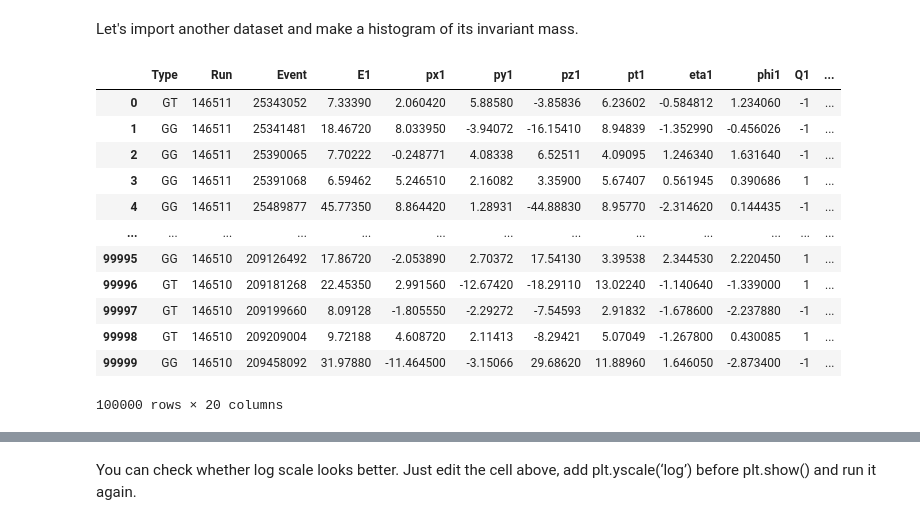
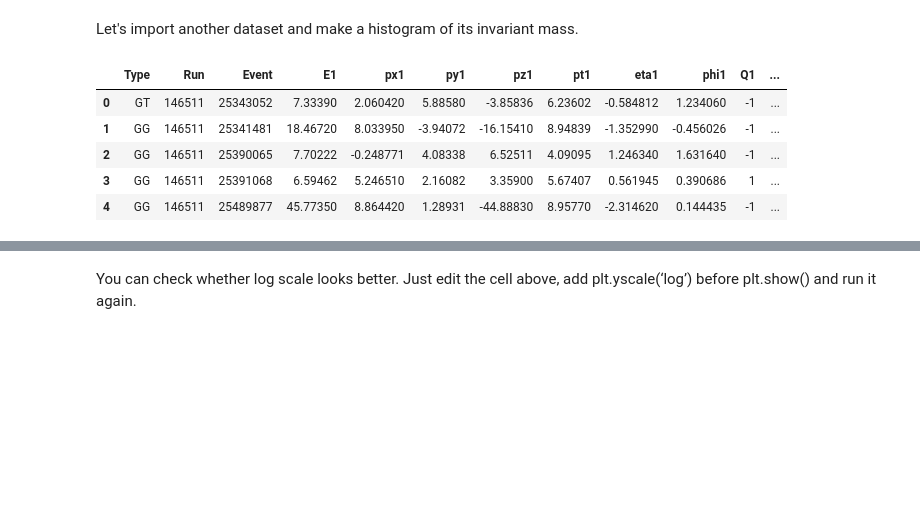
Before and after one commit to opendata-education/en_Workshops, a Jupyter notebook: content/exercises/jupyter-notebook-tutorial.ipynb, the cells around one changed output, grey strips where cells are left out. Cells and saved outputs as stored; diff of their text form; code cells hidden in the pictures; blank space fills up the shorter version.

```diff
--- a/content/exercises/jupyter-notebook-tutorial.ipynb
+++ b/content/exercises/jupyter-notebook-tutorial.ipynb
@@ -135,21 +135,14 @@ import matplotlib.pyplot as plt
 Let's import another dataset and make a histogram of its invariant mass.
 # %%
 two_muons = pd.read_csv("http://opendata.cern.ch/record/303/files/dimuon.csv")
-two_muons
+two_muons.head()
 # %% [output]
 |  | Type | Run | Event | E1 | px1 | py1 | pz1 | pt1 | eta1 | phi1 | Q1 | ... |
 | 0 | GT | 146511 | 25343052 | 7.33390 | 2.060420 | 5.88580 | -3.85836 | 6.23602 | -0.584812 | 1.234060 | -1 | ... |
 | 1 | GG | 146511 | 25341481 | 18.46720 | 8.033950 | -3.94072 | -16.15410 | 8.94839 | -1.352990 | -0.456026 | -1 | ... |
 | 2 | GG | 146511 | 25390065 | 7.70222 | -0.248771 | 4.08338 | 6.52511 | 4.09095 | 1.246340 | 1.631640 | -1 | ... |
 | 3 | GG | 146511 | 25391068 | 6.59462 | 5.246510 | 2.16082 | 3.35900 | 5.67407 | 0.561945 | 0.390686 | 1 | ... |
 | 4 | GG | 146511 | 25489877 | 45.77350 | 8.864420 | 1.28931 | -44.88830 | 8.95770 | -2.314620 | 0.144435 | -1 | ... |
-| ... | ... | ... | ... | ... | ... | ... | ... | ... | ... | ... | ... | ... |
-| 99995 | GG | 146510 | 209126492 | 17.86720 | -2.053890 | 2.70372 | 17.54130 | 3.39538 | 2.344530 | 2.220450 | 1 | ... |
-| 99996 | GT | 146510 | 209181268 | 22.45350 | 2.991560 | -12.67420 | -18.29110 | 13.02240 | -1.140640 | -1.339000 | 1 | ... |
-| 99997 | GT | 146510 | 209199660 | 8.09128 | -1.805550 | -2.29272 | -7.54593 | 2.91832 | -1.678600 | -2.237880 | -1 | ... |
-| 99998 | GT | 146510 | 209209004 | 9.72188 | 4.608720 | 2.11413 | -8.29421 | 5.07049 | -1.267800 | 0.430085 | 1 | ... |
-| 99999 | GG | 146510 | 209458092 | 31.97880 | -11.464500 | -3.15066 | 29.68620 | 11.88960 | 1.646050 | -2.873400 | -1 | ... |
-100000 rows × 20 columns
 # %%
 #Save the invariant mass in a variable
 invariant_mass = two_muons['M']
```
Also changed, not shown: parts of 4 cells of this notebook.
